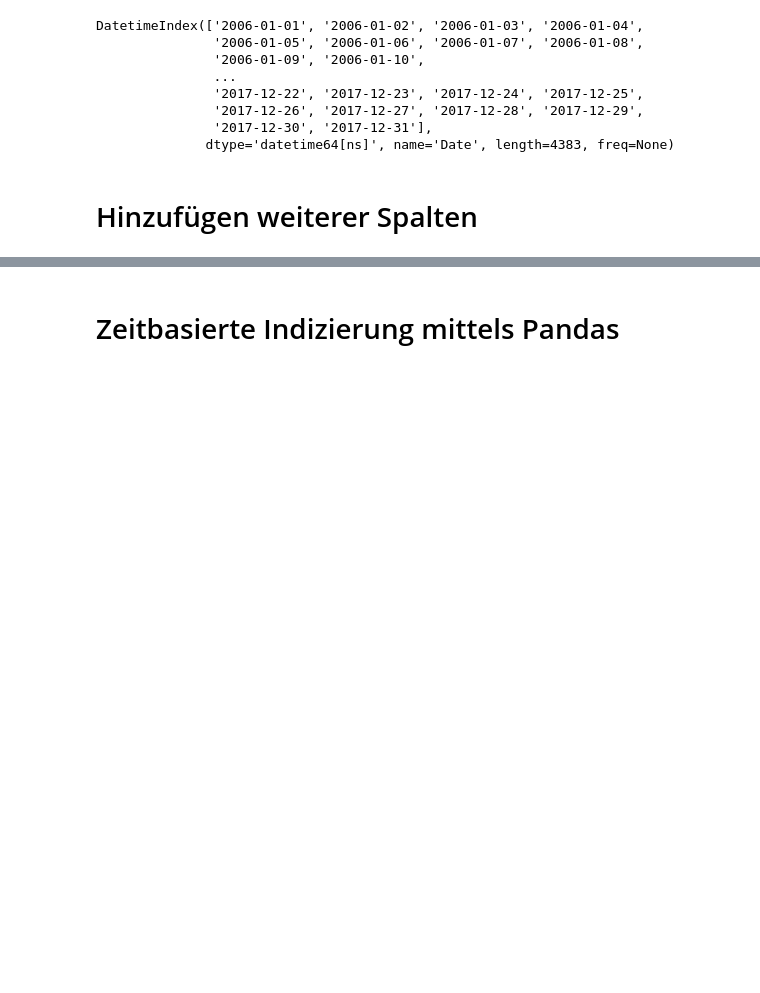
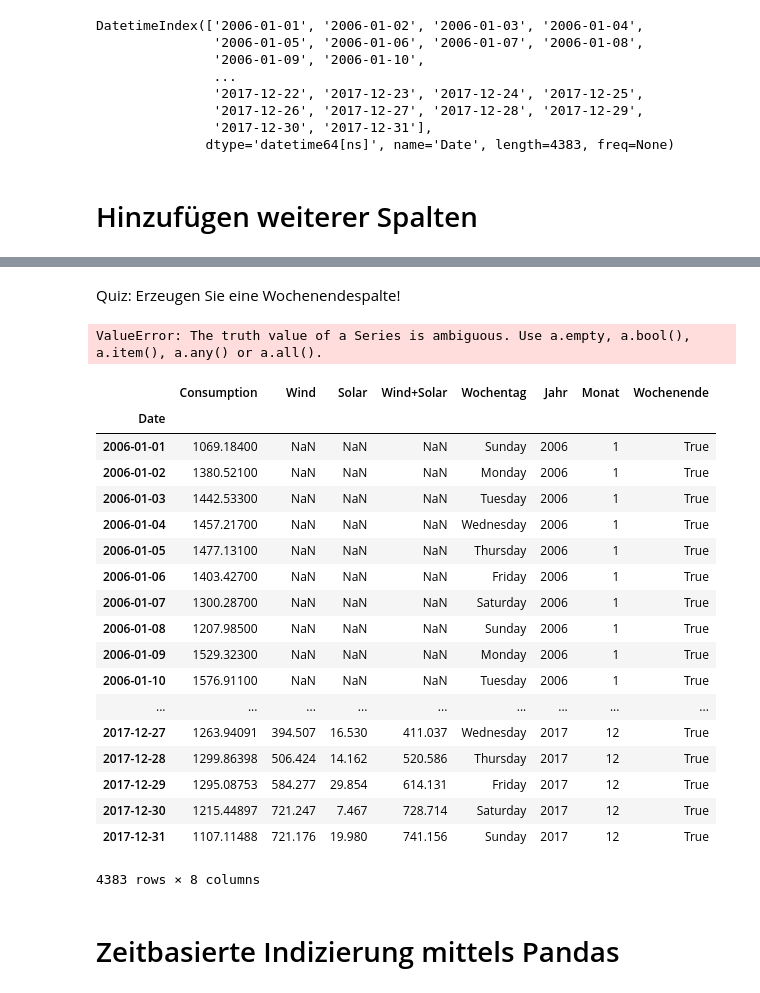
Before and after one commit to juebrauer/course_introduction_to_python, a Jupyter notebook: 10_fallstudie_gruene_energie/fallstudie_gruene_energie.ipynb, the cells around one changed output, grey strips where cells are left out. Drawn from its saved outputs; the diff is of its cells as text; code cells hidden in the pictures; blank space fills up the shorter version.

Commit message:
Case study: generating new columns from existing data

```diff
--- a/10_fallstudie_gruene_energie/fallstudie_gruene_energie.ipynb
+++ b/10_fallstudie_gruene_energie/fallstudie_gruene_energie.ipynb
@@ -162,3 +165,5 @@ DatetimeIndex(['2006-01-01', '2006-01-02', '2006-01-03', '2006-01-04',
               dtype='datetime64[ns]', name='Date', length=4383, freq=None)
 # %% [markdown]
 # Hinzufügen weiterer Spalten
+# %%
+d["Wochentag"] = d.index.weekday_name
@@ -164,0 +192,3 @@ DatetimeIndex(['2006-01-01', '2006-01-02', '2006-01-03', '2006-01-04',
+# %%
+d["Jahr"] = d.index.year
+d["Monat"] = d.index.month
@@ -165,2 +217,34 @@ DatetimeIndex(['2006-01-01', '2006-01-02', '2006-01-03', '2006-01-04',
+# %% [markdown]
+Quiz: Erzeugen Sie eine Wochenendespalte!
+# %%
+mask1 = d["Wochentag"] == "Saturday"
+mask2 = d["Wochentag"] == "Sunday"
+
+
+d["Wochenende"] = (mask1 or mask2).any()
+# %% [output]
+ValueError: The truth value of a Series is ambiguous. Use a.empty, a.bool(), a.item(), a.any() or a.all().
+# %%
+d
+# %% [output]
+|  | Consumption | Wind | Solar | Wind+Solar | Wochentag | Jahr | Monat | Wochenende |
+| Date |  |  |  |  |  |  |  |  |
+| 2006-01-01 | 1069.18400 | NaN | NaN | NaN | Sunday | 2006 | 1 | True |
+| 2006-01-02 | 1380.52100 | NaN | NaN | NaN | Monday | 2006 | 1 | True |
+| 2006-01-03 | 1442.53300 | NaN | NaN | NaN | Tuesday | 2006 | 1 | True |
+| 2006-01-04 | 1457.21700 | NaN | NaN | NaN | Wednesday | 2006 | 1 | True |
+| 2006-01-05 | 1477.13100 | NaN | NaN | NaN | Thursday | 2006 | 1 | True |
+| 2006-01-06 | 1403.42700 | NaN | NaN | NaN | Friday | 2006 | 1 | True |
+| 2006-01-07 | 1300.28700 | NaN | NaN | NaN | Saturday | 2006 | 1 | True |
+| 2006-01-08 | 1207.98500 | NaN | NaN | NaN | Sunday | 2006 | 1 | True |
+| 2006-01-09 | 1529.32300 | NaN | NaN | NaN | Monday | 2006 | 1 | True |
+| 2006-01-10 | 1576.91100 | NaN | NaN | NaN | Tuesday | 2006 | 1 | True |
+| ... | ... | ... | ... | ... | ... | ... | ... | ... |
+| 2017-12-27 | 1263.94091 | 394.507 | 16.530 | 411.037 | Wednesday | 2017 | 12 | True |
+| 2017-12-28 | 1299.86398 | 506.424 | 14.162 | 520.586 | Thursday | 2017 | 12 | True |
+| 2017-12-29 | 1295.08753 | 584.277 | 29.854 | 614.131 | Friday | 2017 | 12 | True |
+| 2017-12-30 | 1215.44897 | 721.247 | 7.467 | 728.714 | Saturday | 2017 | 12 | True |
+| 2017-12-31 | 1107.11488 | 721.176 | 19.980 | 741.156 | Sunday | 2017 | 12 | True |
+4383 rows × 8 columns
 # %% [markdown]
 # Zeitbasierte Indizierung mittels Pandas
```
Also changed, not shown: parts of 3 cells of this notebook.
